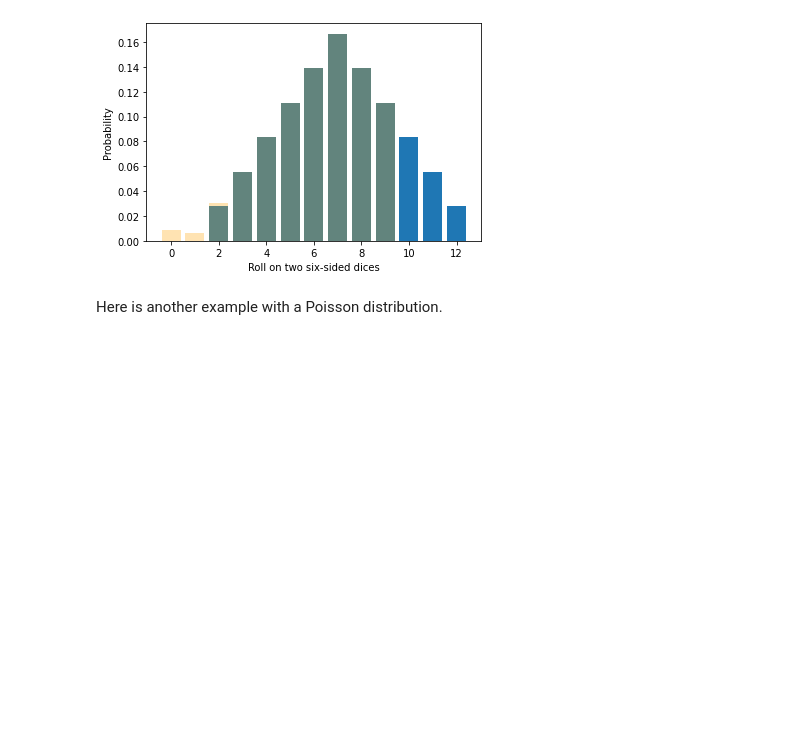
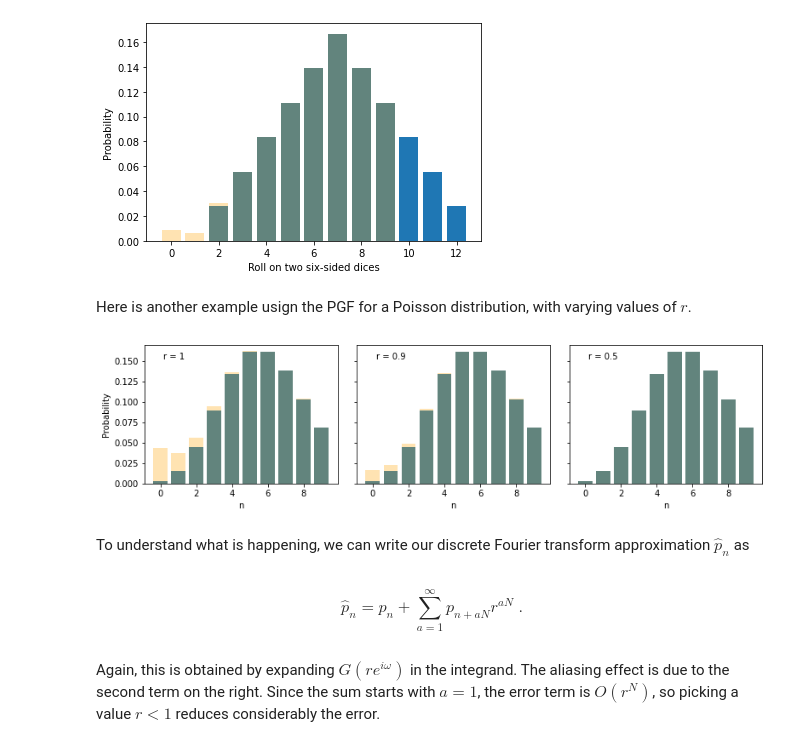
Before and after one commit to gstonge/pgfunk, a Jupyter notebook: book/numerical_inversion.ipynb, the cells around one changed output. Drawn from its saved outputs; the diff is of its cells as text; code cells hidden in the pictures; blank space fills up the shorter version.

```diff
--- a/book/numerical_inversion.ipynb
+++ b/book/numerical_inversion.ipynb
@@ -102,4 +103,36 @@ plt.show()
 # %% [output]
 [figure]
 # %% [markdown]
-Here is another example with a Poisson distribution.
+Here is another example usign the PGF for a Poisson distribution, with varying values of $r$.
+# %%
+from scipy.special import loggamma
+fig, axes = plt.subplots(1,3, figsize=(13,3), sharey=True)
+plt.subplots_adjust(wspace = 0.1)
+
+mean = 6
+G = lambda x: np.exp(mean*(x-1))
+N = 10
+n = np.arange(N)
+c = np.exp(2*np.pi*1j*n/N)
+pn_true = mean**n*np.exp(-mean - loggamma(n+1))
+for j,r in enumerate([1,0.9,0.5]):
+    pn = abs(np.fft.fft(G(r*c))/(N*r**n))
+    axes[j].bar(n,pn_true)
+    axes[j].bar(n,pn, color='orange', alpha=0.3)
+    if j == 0:
+        axes[j].set_ylabel('Probability')
+    axes[j].set_xlabel('n')
+    axes[j].text(0.1,0.9,f'r = {r}', transform=axes[j].transAxes)
+plt.show()
+# %% [output]
+[figure, added]
+# %% [markdown]
+To understand what is happening, we can write our discrete Fourier transform approximation $\hat{p}_n$ as
+# %% [markdown]
+$$
+\hat{p}_n = p_n + \sum_{a = 1}^\infty p_{n + aN} r^{aN} \;.
+$$
+# %% [markdown]
+Again, this is obtained by expanding $G(r e^{i \omega})$ in the integrand.
+The aliasing effect is due to the second term on the right.
+Since the sum starts with $a = 1$, the error term is $O(r^N)$, so picking a value $r < 1$ reduces considerably the error.
```
Also changed, not shown: parts of 2 cells of this notebook.
